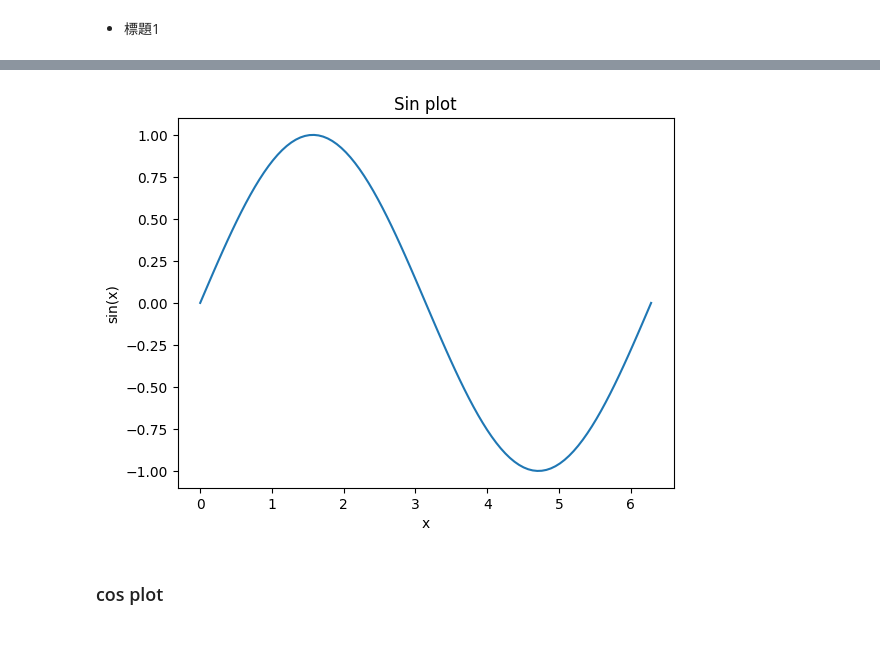
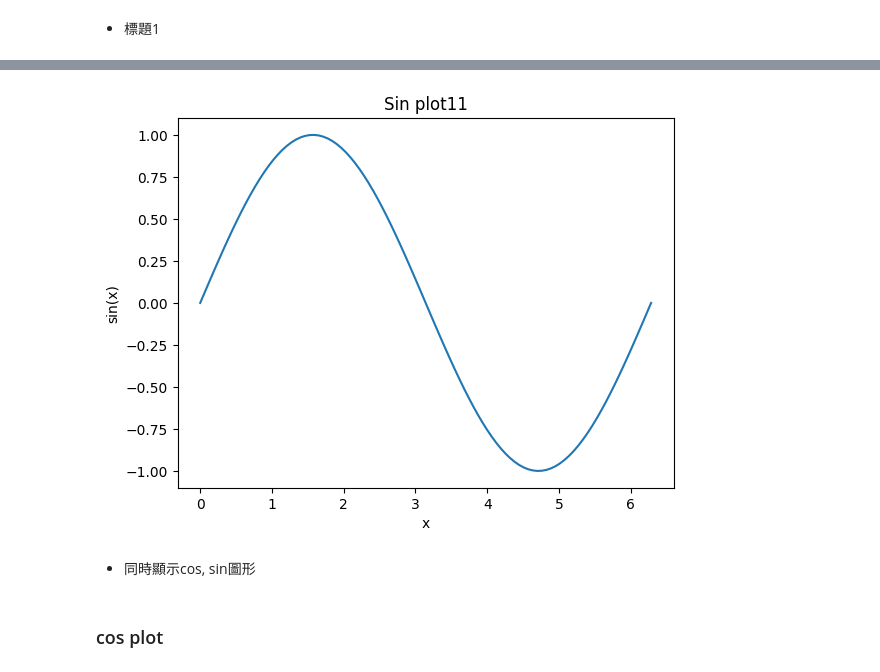
Before and after one commit to MegHo99/testGit_250315, a Jupyter notebook: python專案/git_DEMO1.ipynb, the cells around one changed output, grey strips where cells are left out. Saved outputs shown, nothing was run; the diff lists cells and outputs as text; code cells hidden in the pictures; blank space fills up the shorter version.

```diff
--- a/python專案/git_DEMO1.ipynb
+++ b/python專案/git_DEMO1.ipynb
@@ -34,25 +31,27 @@ else:
 # %%
 import numpy as np
 import matplotlib.pyplot as plt
 
 # 設定 x 軸的範圍和間隔
 x = np.linspace(0, 2*np.pi, 100)
 
 # 計算 y 值 (sin(x))
 y = np.sin(x)
 
 # 畫出正弦波
 plt.plot(x, y)
 
 # 設定圖表標題和軸標籤
-plt.title('Sin plot')
+plt.title('Sin plot11')
 plt.xlabel('x')
 plt.ylabel('sin(x)')
 
 # 顯示圖表
 plt.show()
 # %% [output]
-[figure, old version]
+[figure, new version]
+# %% [markdown]
+- 同時顯示cos, sin圖形
 # %% [markdown]
 ### cos plot
 # %%
```
Also changed, not shown: parts of 3 cells of this notebook.
